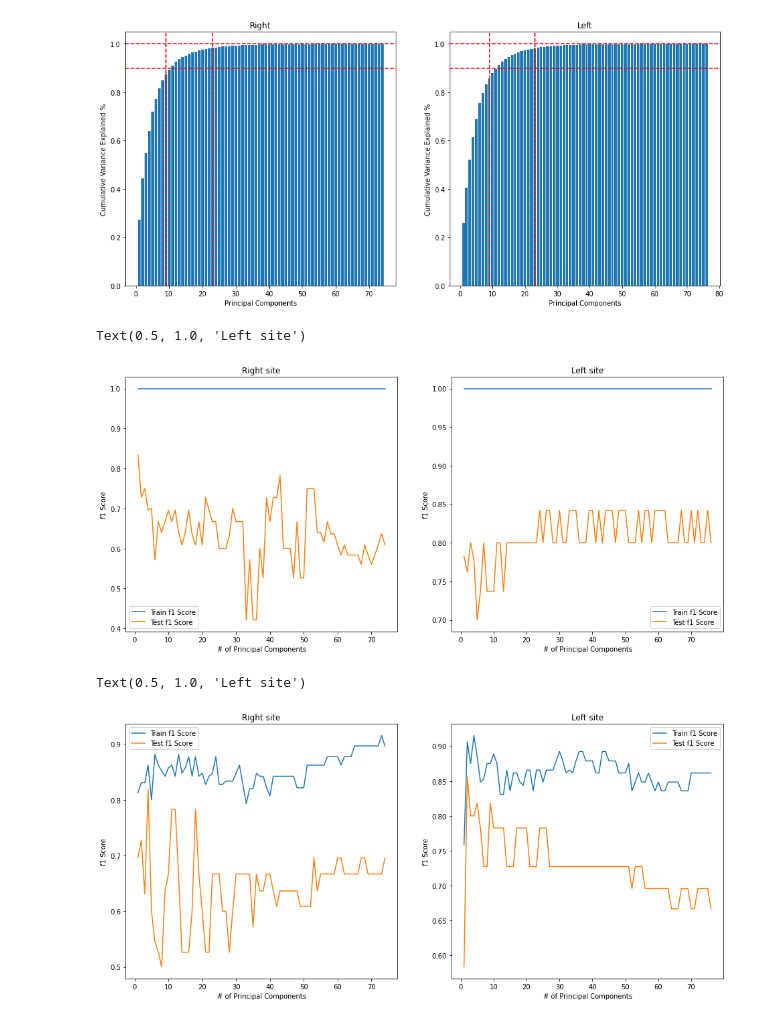
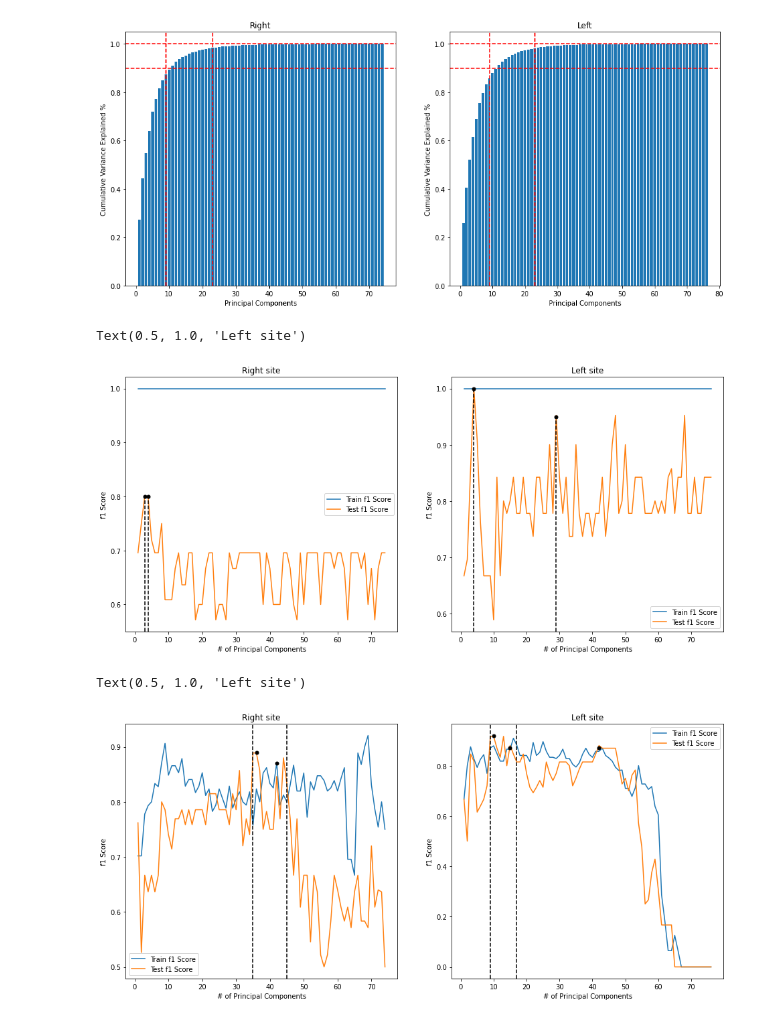
Before and after one commit to AlekKrajanowski/Motion-Capture-Gait, a Jupyter notebook: AKrajanowski/Sheet_to_plots.ipynb, the cells around one changed output. Drawn from its saved outputs; the diff is of its cells as text; code cells hidden in the pictures.

```diff
--- a/AKrajanowski/Sheet_to_plots.ipynb
+++ b/AKrajanowski/Sheet_to_plots.ipynb
@@ -163,16 +170,14 @@ def digits(path,ran):
 # %%
-d_r = digits(f'cut_one_gait_cycle_right', 25)
-d_l = digits(f'cut_one_gait_cycle_left', 24)
-train_l, test_l = decision_tree(scaled_data_l, 76, d_l)
-train_r, test_r = decision_tree(scaled_data, 74, d_r)
-
-
 fig, ax = plt.subplots(1, 2, figsize=(16,7))
 
 ax[0].plot(range(1,75), train_r, label='Train f1 Score')
 ax[0].plot(range(1,75), test_r, label='Test f1 Score')
 ax[0].set_ylabel('f1 Score')
 ax[0].set_xlabel('# of Principal Components')
+ax[0].axvline(x=3.0,ymax=0.53, color = 'black', linestyle='--')
+ax[0].axvline(x=4.0,ymax=0.53, color = 'black', linestyle='--')
+ax[0].plot(3.0, 0.8, color='black', marker='o', markersize=5)
+ax[0].plot(4.0, 0.8, color='black', marker='o', markersize=5)
 ax[0].legend()
 ax[0].set_title('Right site')
 
@@ -180,30 +185,43 @@ ax[1].plot(range(1,77), train_l, label='Train f1 Score')
 ax[1].plot(range(1,77), test_l, label='Test f1 Score')
 ax[1].set_ylabel('f1 Score')
 ax[1].set_xlabel('# of Principal Components')
+ax[1].axvline(x=4.0,ymax=0.95, color = 'black', linestyle='--')
+ax[1].axvline(x=29.0,ymax=0.84, color = 'black', linestyle='--')
+ax[1].plot(4.0, 1.0, color='black', marker='o', markersize=5)
+ax[1].plot(29.0, 0.95, color='black', marker='o', markersize=5)
 ax[1].legend()
 ax[1].set_title('Left site')
 # %% [output]
 Text(0.5, 1.0, 'Left site')
-[figure, old version]
+[figure, new version]
+# %%
+train_l, test_l = knn_tree(X_pca_l, 76, d_l)
+train_r, test_r = knn_tree(X_pca, 74, d_r)
 # %%
-train_l, test_l = knn_tree(scaled_data_l, 76, d_l)
-train_r, test_r = knn_tree(scaled_data, 74, d_r)
-
 fig, ax = plt.subplots(1, 2, figsize=(16,7))
 
 ax[0].plot(range(1,75), train_r, label='Train f1 Score')
 ax[0].plot(range(1,75), test_r, label='Test f1 Score')
 ax[0].set_ylabel('f1 Score')
 ax[0].set_xlabel('# of Principal Components')
+ax[0].axvline(x=35.0, color = 'black', linestyle='--')
+ax[0].axvline(x=45.0, color = 'black', linestyle='--')
+ax[0].plot(36.0, 0.89, color='black', marker='o', markersize=5)
+ax[0].plot(42.0, 0.87, color='black', marker='o', markersize=5)
 ax[0].legend()
 ax[0].set_title('Right site')
 
 ax[1].plot(range(1,77), train_l, label='Train f1 Score')
 ax[1].plot(range(1,77), test_l, label='Test f1 Score')
 ax[1].set_ylabel('f1 Score')
 ax[1].set_xlabel('# of Principal Components')
+ax[1].axvline(x=9.0, color = 'black', linestyle='--')
+ax[1].axvline(x=17.0, color = 'black', linestyle='--')
+ax[1].plot(10.0, 0.92, color='black', marker='o', markersize=5)
+ax[1].plot(15.0, 0.87, color='black', marker='o', markersize=5)
+ax[1].plot(42.0, 0.87, color='black', marker='o', markersize=5)
 ax[1].legend()
 ax[1].set_title('Left site')
 # %% [output]
 Text(0.5, 1.0, 'Left site')
-[figure, old version]
+[figure, new version]
```
Also changed, not shown: parts of 2 cells of this notebook, 4 other files.
